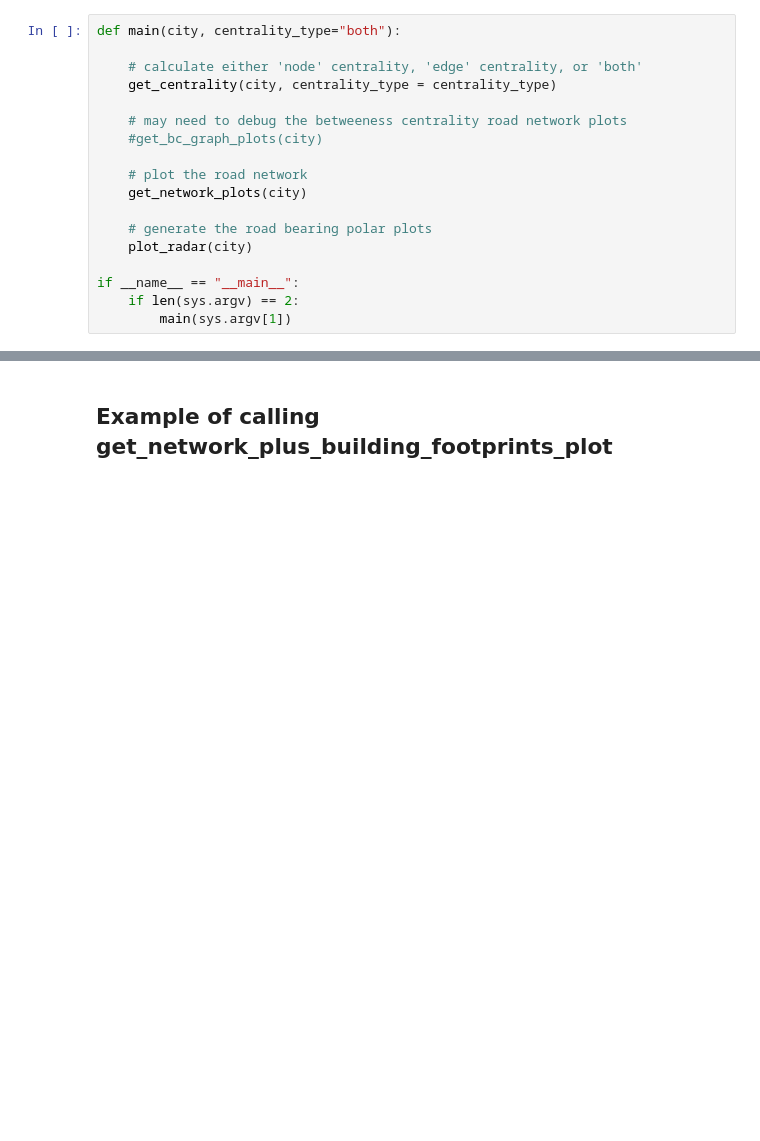
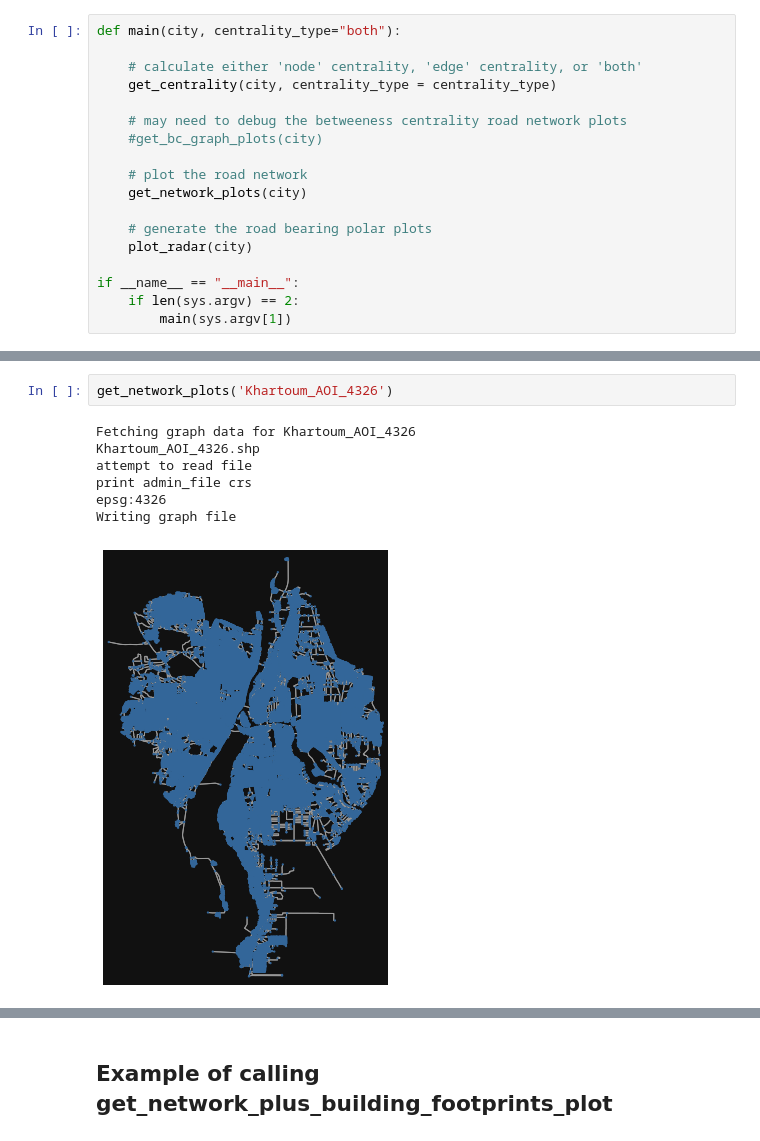
Before and after one commit to worldbank/CityScan, a Jupyter notebook: road_network_analysis/CityScan_Betweenness_Centrality_and_Bearings.ipynb, the cells around one changed output, grey strips where cells are left out. Cells and saved outputs as stored; diff of their text form; blank space fills up the shorter version.

```diff
--- a/road_network_analysis/CityScan_Betweenness_Centrality_and_Bearings.ipynb
+++ b/road_network_analysis/CityScan_Betweenness_Centrality_and_Bearings.ipynb
@@ -451,0 +588,10 @@ if __name__ == "__main__":
+# %%
+get_network_plots('Khartoum_AOI_4326')
+# %% [output]
+Fetching graph data for Khartoum_AOI_4326
+Khartoum_AOI_4326.shp
+attempt to read file
+print admin_file crs
+epsg:4326
+Writing graph file
+[figure, added]
```
Also changed, not shown: parts of 16 cells of this notebook, 10 other files.
